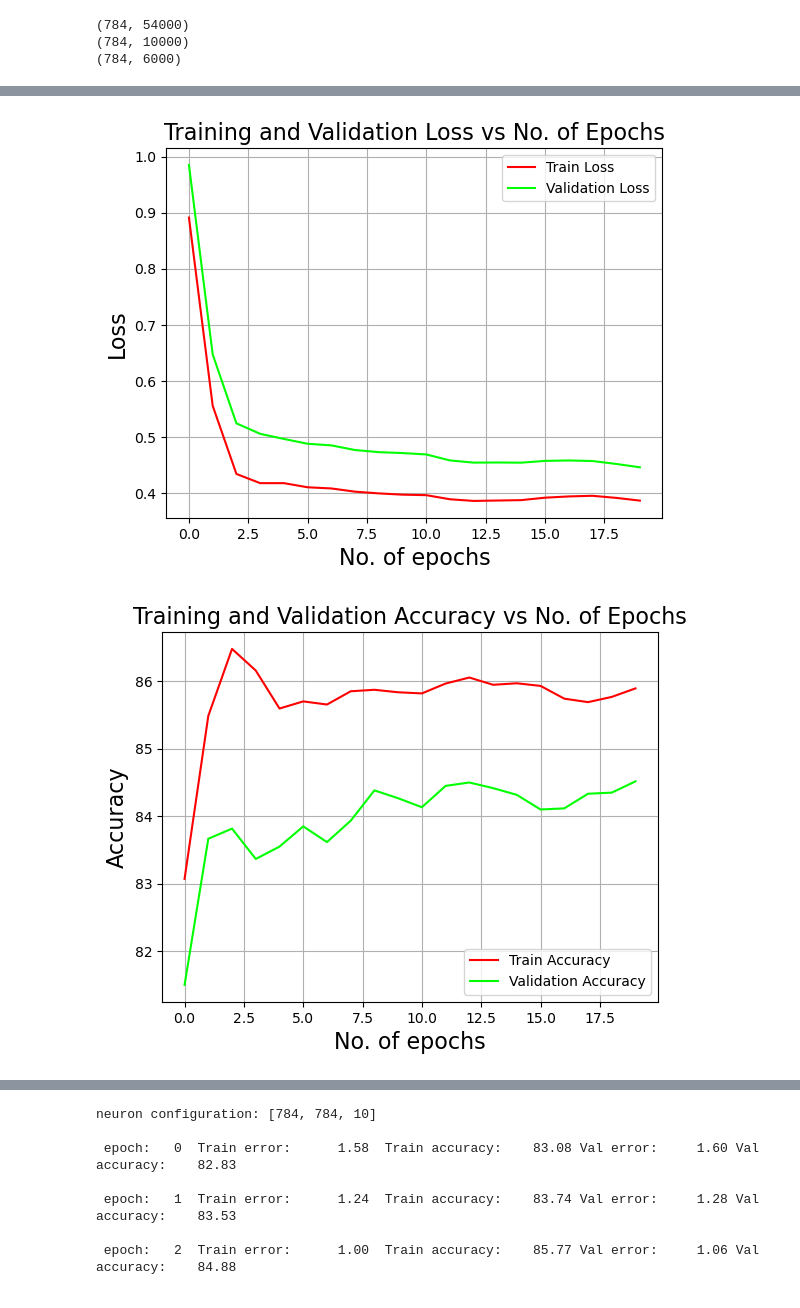
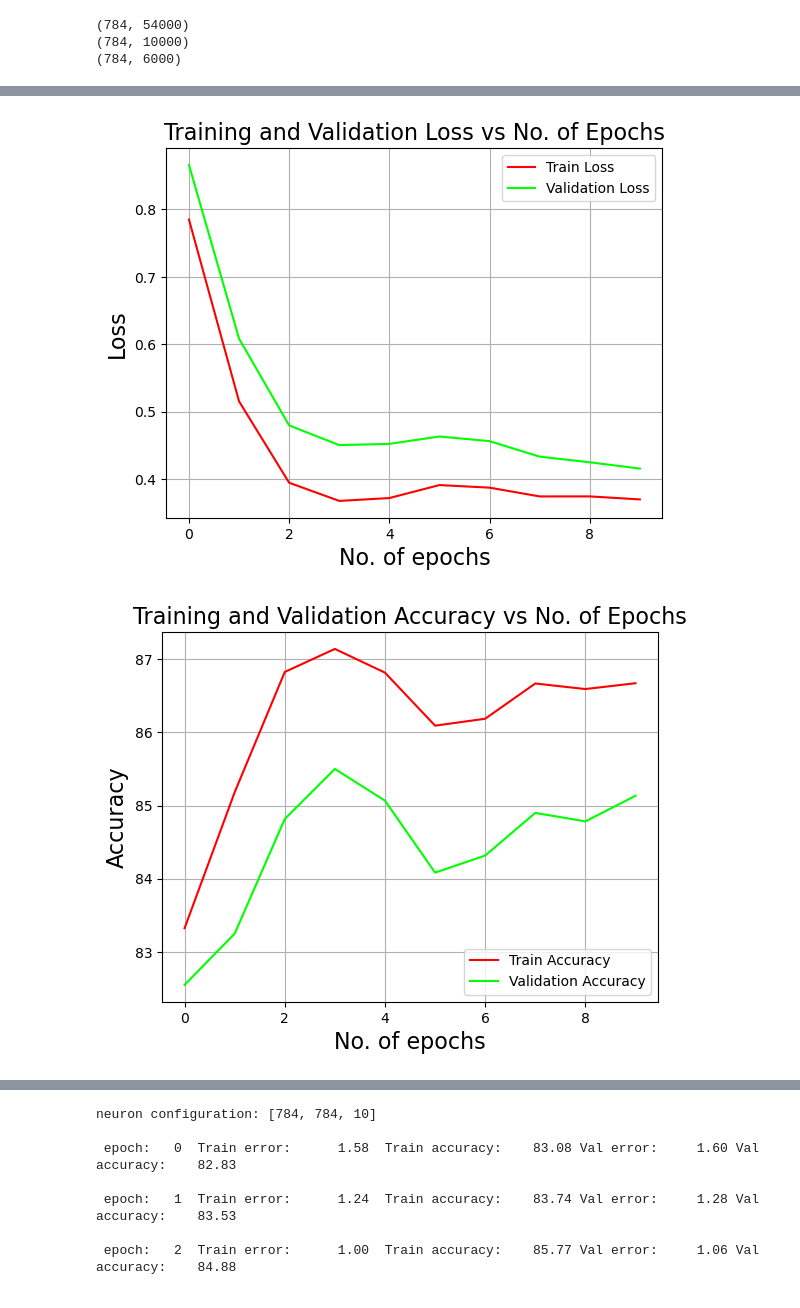
Before and after one commit to ananthu2014/MNIST_and_Fashion-MNIST_Image-Classification, a Jupyter notebook: Assignment 1/CS6910 Assignment 1.ipynb, the cells around one changed output, grey strips where cells are left out. Cells and saved outputs as stored; diff of their text form; code cells hidden in the pictures.

```diff
--- a/Assignment 1/CS6910 Assignment 1.ipynb
+++ b/Assignment 1/CS6910 Assignment 1.ipynb
@@ -188,10 +188,16 @@ def identity_function_dash(z):
     return np.ones(h.shape)
 # %%
 #CROSS ENTROPY FUNCTION(DERIVATIVE OF OUTPUT LAYER)
-def cross_entropy_function(y,ycap):
+def cross_entropy_function(y,ycap,w,lambd):
+    '''L2 Rregularization is used here'''
+
     m=y.shape[1]
     cost=-(1/m)*np.sum(y*np.log(ycap))
-    return cost
+    regularization_cost=0
+    for i in range(len(w)):
+        regularization_cost += (lambd/(2*m))*np.sum(np.square(w[i]))
+    return cost+regularization_cost
+
 
 #MEAN SQUARED ERROR FUNCTION
 def mean_squared_error_function(y,ycap):
@@ -199,7 +205,10 @@ def mean_squared_error_function(y,ycap):
     a=np.argmax(ycap,axis=0)
     b=np.argmax(y,axis=0)
     mean_square_error = (1/m)*np.sum((a-b)**2)
-    return mean_square_error
+    regularization_cost=0
+    for i in range(len(w)):
+        regularization_cost += (lambd/(2*m))*np.sum(np.square(w[i]))
+    return mean_square_error + regularization_cost
 # %%
 #INITIALISE PARAMETERS
 def random_initialization(layer_attributes):
@@ -265,7 +274,7 @@ def forward_propogation(x,w,b,activation='sigmoid_function'):
     return Z,A
 # %%
 #BACK PROPOGATION
-def back_propogation(A,y,W,B,Z,activation='sigmoid_function'):
+def back_propogation(A,y,W,B,Z,lambd,activation='sigmoid_function'):
 
     '''Back propogation is used to find the derivatives of each weights and biases at each layers by starting
     from the output layer and travelling backwards.We find the derivatives wrto ouput layer,wrto hidden layer and eventually
@@ -278,7 +287,7 @@ def back_propogation(A,y,W,B,Z,activation='sigmoid_function'):
     #Output Layer
     dZ.append(A[-1]-y)
     dB.append((1/m)*np.sum(dZ[-1],axis=1,keepdims=True))
-    dW.append((1/m)*(np.dot(dZ[-1],A[-2].T)))
+    dW.append((1/m)*(np.dot(dZ[-1],A[-2].T))+(lambd/m)*W[-1])
 
 
 
@@ -288,7 +297,7 @@ def back_propogation(A,y,W,B,Z,activation='sigmoid_function'):
         if activation=='sigmoid_function':
             dz_l = (1/m)*np.dot(W[l].T,dZ[-1])*sigmoid_function_dash(A[l])
             db_l = (1/m)*np.sum(dz_l,axis=1,keepdims=True)
-            dw_l = (1/m)*np.dot(dz_l,A[l-1].T)
+            dw_l = (1/m)*np.dot(dz_l,A[l-1].T) + (lambd/m)*W[l-1]
             dW.append(dw_l)
             dB.append(db_l)
             dZ.append(dz_l)
@@ -296,7 +305,7 @@ def back_propogation(A,y,W,B,Z,activation='sigmoid_function'):
         elif activation == 'relu_function':
             dz_l = (1/m)*np.dot(W[l].T,dZ[-1])*relu_function_dash(A[l])
             db_l = (1/m)*np.sum(dz_l,axis=1,keepdims=True)
-            dw_l = (1/m)*np.dot(dz_l,A[l-1].T)
+            dw_l = (1/m)*np.dot(dz_l,A[l-1].T) + (lambd/m)*W[l-1]
             dW.append(dw_l)
             dB.append(db_l)
             dZ.append(dz_l)
@@ -304,7 +313,7 @@ def back_propogation(A,y,W,B,Z,activation='sigmoid_function'):
         elif activation=='tanh_function':
             dz_l = (1/m)*np.dot(W[l].T,dZ[-1])*tanh_function_dash(A[l])
             db_l = (1/m)*np.sum(dz_l,axis=1,keepdims=True)
-            dw_l = (1/m)*np.dot(dz_l,A[l-1].T)
+            dw_l = (1/m)*np.dot(dz_l,A[l-1].T) + (lambd/m)*W[l-1]
             dW.append(dw_l)
             dB.append(db_l)
             dZ.append(dz_l)
@@ -312,7 +321,7 @@ def back_propogation(A,y,W,B,Z,activation='sigmoid_function'):
         elif activation=='identity_function':
             dz_l = (1/m)*np.dot(W[l].T,dZ[-1])*identity_function_dash(A[l])
             db_l = (1/m)*np.sum(dz_l,axis=1,keepdims=True)
-            dw_l = (1/m)*np.dot(dz_l,A[l-1].T)
+            dw_l = (1/m)*np.dot(dz_l,A[l-1].T) + (lambd/m)*W[l-1]
             dW.append(dw_l)
             dB.append(db_l)
             dZ.append(dz_l)
@@ -740,6 +749,6 @@ neuron configuration: [784, 784, 10]
 # %%
 '''Momentum gradient descent'''
-neural_network(x_train,y_train,x_val,y_val,optimizer='momentum_gradient_descent',batch_size=32,momentum=0.9,epochs=20,neurons=784,num_hidden_layers=1)
+neural_network(x_train,y_train,x_val,y_val,optimizer='momentum_gradient_descent',batch_size=32,lambd=0.001,momentum=0.9,epochs=10,neurons=784,num_hidden_layers=1)
 # %% [output]
 neuron configuration: [784, 784, 10]
 
@@ -761,4 +770,4 @@ neuron configuration: [784, 784, 10]
-[figure, old version]
+[figure, new version]
-[figure, old version]
+[figure, new version]
 # %%
 '''Vanilla Gradient Descent'''
```
Also changed, not shown: parts of 10 cells of this notebook.
